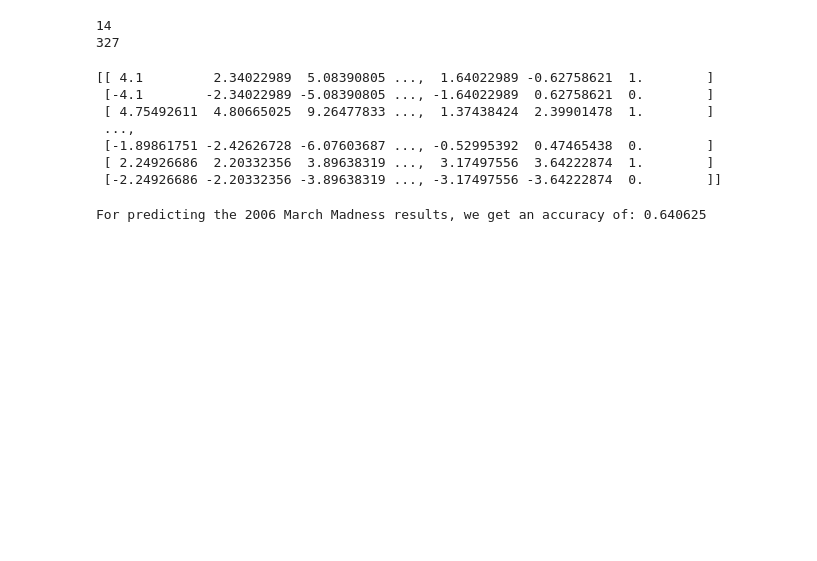
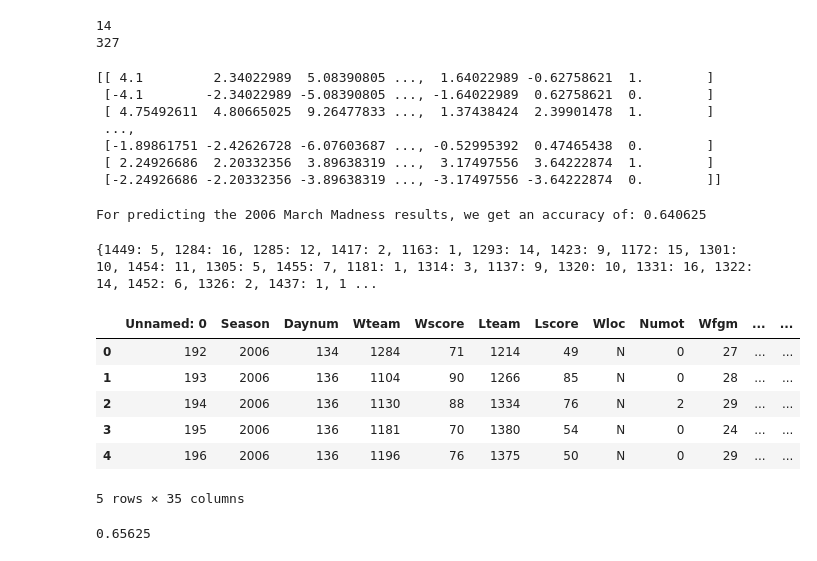
Before and after one commit to nishkakar/MarchMadness, a Jupyter notebook: InitialModel.ipynb, the cells around one changed output. Drawn from its saved outputs; the diff is of its cells as text; code cells hidden in the pictures; blank space fills up the shorter version.

```diff
--- a/InitialModel.ipynb
+++ b/InitialModel.ipynb
@@ -361,0 +370,26 @@ For predicting the 2006 March Madness results, we get an accuracy of: 0.640625
+# %%
+print team2seed_dic
+# %% [output]
+{1449: 5, 1284: 16, 1285: 12, 1417: 2, 1163: 1, 1293: 14, 1423: 9, 1172: 15, 1301: 10, 1454: 11, 1305: 5, 1455: 7, 1181: 1, 1314: 3, 1137: 9, 1320: 10, 1331: 16, 1322: 14, 1452: 6, 1326: 2, 1437: 1, 1 ...
+# %%
+tourney_2006 = pd.read_csv('datasets/toruney_selected_reg_season_detailed_results/tourney/2006_tourney.csv', delimiter = ',')
+tourney_2006.head()
+#seasons_results_compact_df.shape
+# %% [output]
+|  | Unnamed: 0 | Season | Daynum | Wteam | Wscore | Lteam | Lscore | Wloc | Numot | Wfgm | ... | ... |
+| 0 | 192 | 2006 | 134 | 1284 | 71 | 1214 | 49 | N | 0 | 27 | ... | ... |
+| 1 | 193 | 2006 | 136 | 1104 | 90 | 1266 | 85 | N | 0 | 28 | ... | ... |
+| 2 | 194 | 2006 | 136 | 1130 | 88 | 1334 | 76 | N | 2 | 29 | ... | ... |
+| 3 | 195 | 2006 | 136 | 1181 | 70 | 1380 | 54 | N | 0 | 24 | ... | ... |
+| 4 | 196 | 2006 | 136 | 1196 | 76 | 1375 | 50 | N | 0 | 29 | ... | ... |
+5 rows × 35 columns
+# %%
+right = 0.0
+tot = 0.0
+for index, row in tourney_2006.iterrows():
+    if team2seed_dic[row['Wteam']] < team2seed_dic[row['Lteam']]:
+        right += 1
+    tot += 1
+print right/tot
+# %% [output]
+0.65625
```
Also changed, not shown: parts of 1 cell of this notebook.
